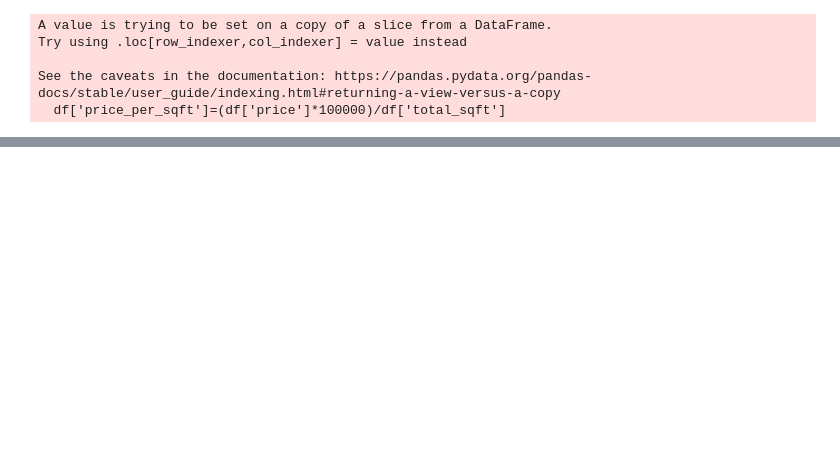
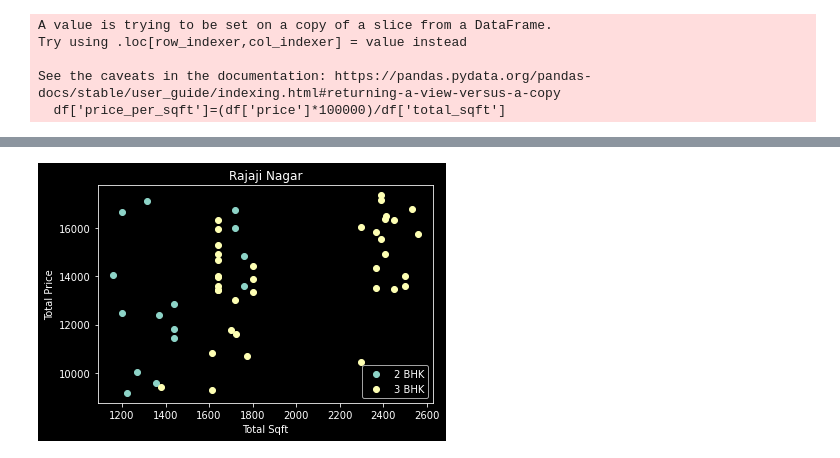
Before and after one commit to Akash-1gif/property_price_prediction, a Jupyter notebook: Data_preprocessing.ipynb, the cells around one changed output, grey strips where cells are left out. Drawn from its saved outputs; the diff is of its cells as text; code cells hidden in the pictures; blank space fills up the shorter version.

```diff
--- a/Data_preprocessing.ipynb
+++ b/Data_preprocessing.ipynb
@@ -227,0 +294,4 @@ df.shape
+# %%
+bhks_price_analysis(df1,"Rajaji Nagar")
+# %% [output]
+[figure, added]
```
Also changed, not shown: parts of 37 cells of this notebook.
